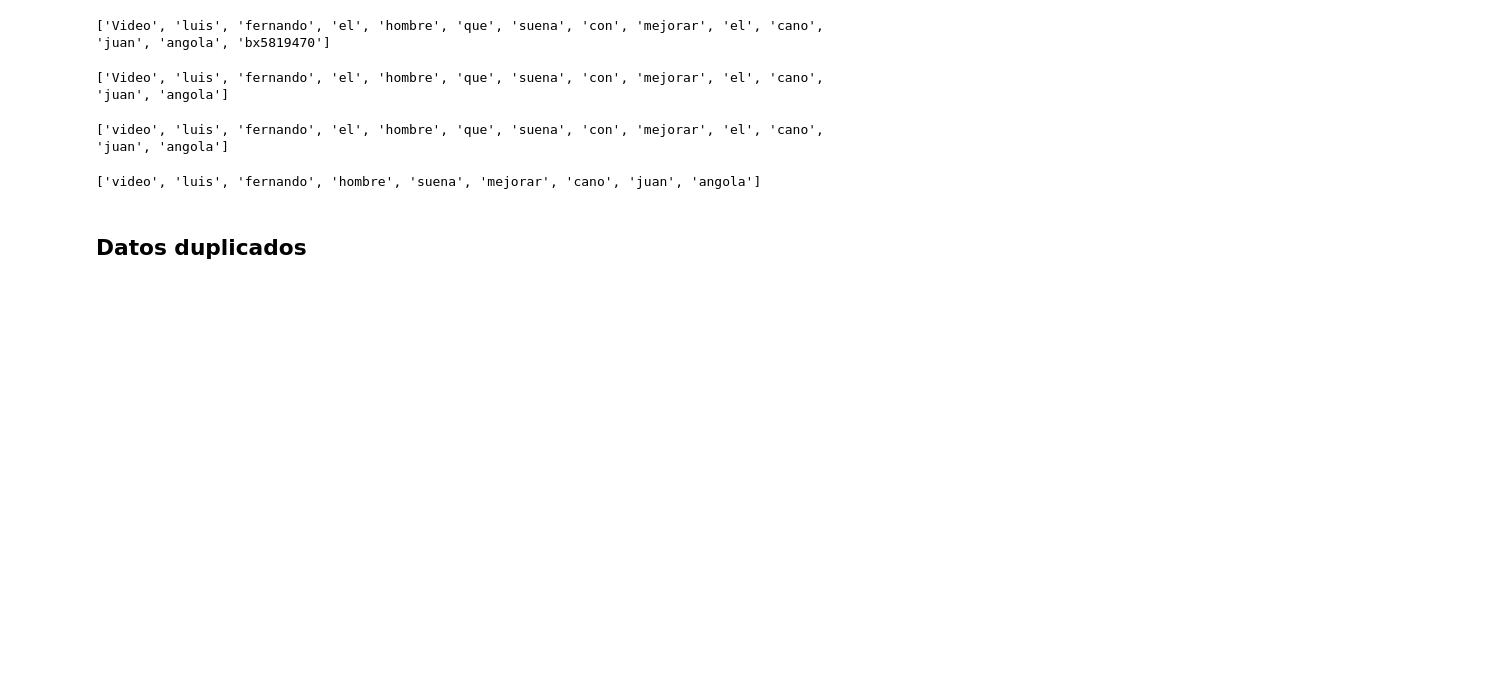
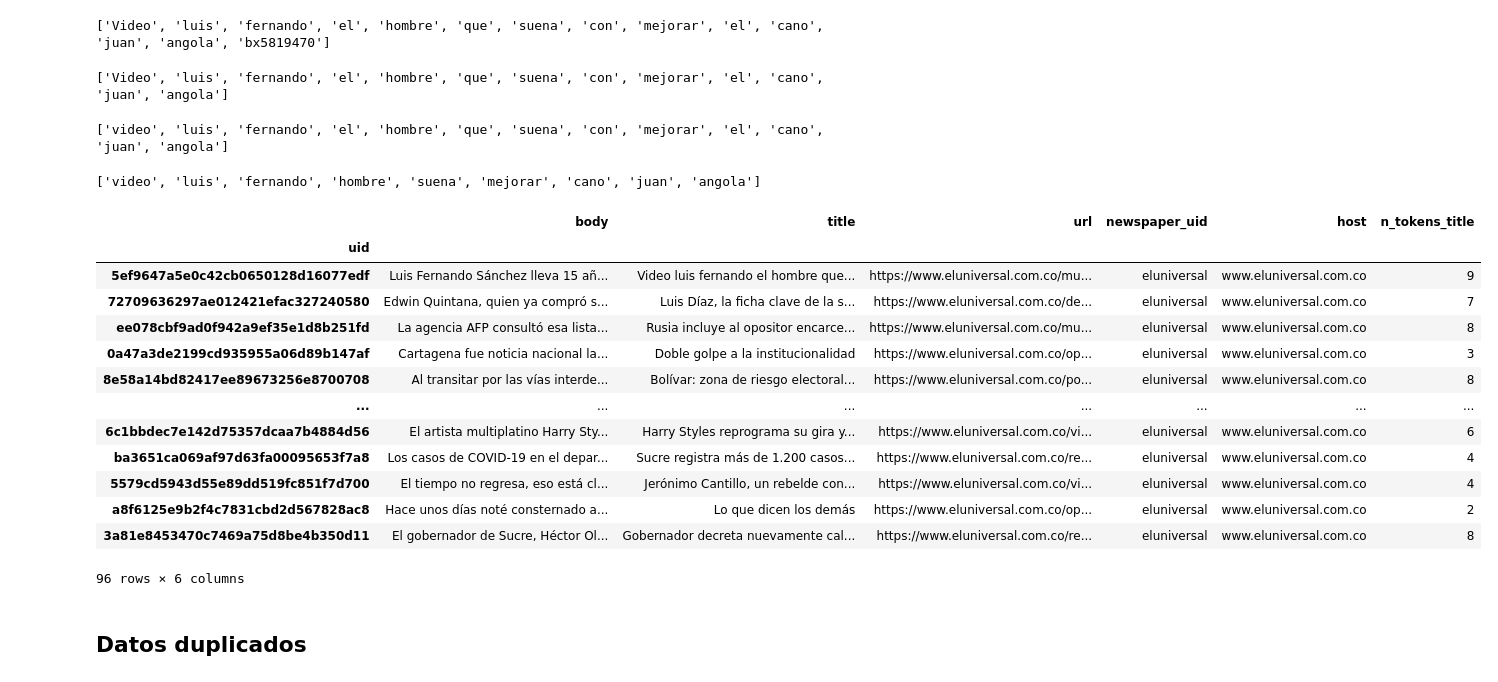
Before and after one commit to calderon9505/DataScience_Platzi, a Jupyter notebook: 09_DataEngineer/ETL/Transform/Transform.ipynb, the cells around one changed output. Saved outputs shown, nothing was run; the diff lists cells and outputs as text; code cells hidden in the pictures; blank space fills up the shorter version.

```diff
--- a/09_DataEngineer/ETL/Transform/Transform.ipynb
+++ b/09_DataEngineer/ETL/Transform/Transform.ipynb
@@ -209,6 +209,34 @@ tokens = list(filter(lambda token: token not in stop_words, tokens))
 print(tokens)
 # %% [output]
 ['video', 'luis', 'fernando', 'hombre', 'suena', 'mejorar', 'cano', 'juan', 'angola']
+# %%
+def tokenize_column(df, column):
+    return (
+        df[column].dropna()
+        .apply(lambda row: nltk.word_tokenize(row))
+        .apply(lambda words: list(filter(lambda word: word.isalpha(), words)))
+        .apply(lambda words: list(map(lambda word: word.lower(), words)))
+        .apply(lambda words: list(filter(lambda word: word not in stop_words, words)))
+        .apply(lambda words: len(words))
+    )
+column = 'title'
+df['n_tokens_'+column] = tokenize_column(df, 'title')
+df
+# %% [output]
+|  | body | title | url | newspaper_uid | host | n_tokens_title |
+| uid |  |  |  |  |  |  |
+| 5ef9647a5e0c42cb0650128d16077edf | Luis Fernando Sánchez lleva 15 añ... | Video luis fernando el hombre que... | https://www.eluniversal.com.co/mu... | eluniversal | www.eluniversal.com.co | 9 |
+| 72709636297ae012421efac327240580 | Edwin Quintana, quien ya compró s... | Luis Díaz, la ficha clave de la s... | https://www.eluniversal.com.co/de... | eluniversal | www.eluniversal.com.co | 7 |
+| ee078cbf9ad0f942a9ef35e1d8b251fd | La agencia AFP consultó esa lista... | Rusia incluye al opositor encarce... | https://www.eluniversal.com.co/mu... | eluniversal | www.eluniversal.com.co | 8 |
+| 0a47a3de2199cd935955a06d89b147af | Cartagena fue noticia nacional la... | Doble golpe a la institucionalidad | https://www.eluniversal.com.co/op... | eluniversal | www.eluniversal.com.co | 3 |
+| 8e58a14bd82417ee89673256e8700708 | Al transitar por las vías interde... | Bolívar: zona de riesgo electoral... | https://www.eluniversal.com.co/po... | eluniversal | www.eluniversal.com.co | 8 |
+| ... | ... | ... | ... | ... | ... | ... |
+| 6c1bbdec7e142d75357dcaa7b4884d56 | El artista multiplatino Harry Sty... | Harry Styles reprograma su gira y... | https://www.eluniversal.com.co/vi... | eluniversal | www.eluniversal.com.co | 6 |
+| ba3651ca069af97d63fa00095653f7a8 | Los casos de COVID-19 en el depar... | Sucre registra más de 1.200 casos... | https://www.eluniversal.com.co/re... | eluniversal | www.eluniversal.com.co | 4 |
+| 5579cd5943d55e89dd519fc851f7d700 | El tiempo no regresa, eso está cl... | Jerónimo Cantillo, un rebelde con... | https://www.eluniversal.com.co/vi... | eluniversal | www.eluniversal.com.co | 4 |
+| a8f6125e9b2f4c7831cbd2d567828ac8 | Hace unos días noté consternado a... | Lo que dicen los demás | https://www.eluniversal.com.co/op... | eluniversal | www.eluniversal.com.co | 2 |
+| 3a81e8453470c7469a75d8be4b350d11 | El gobernador de Sucre, Héctor Ol... | Gobernador decreta nuevamente cal... | https://www.eluniversal.com.co/re... | eluniversal | www.eluniversal.com.co | 8 |
+96 rows × 6 columns
 # %% [markdown]
 ## Datos duplicados
 # %%
```
Also changed, not shown: parts of 8 cells of this notebook, 8 other files.
